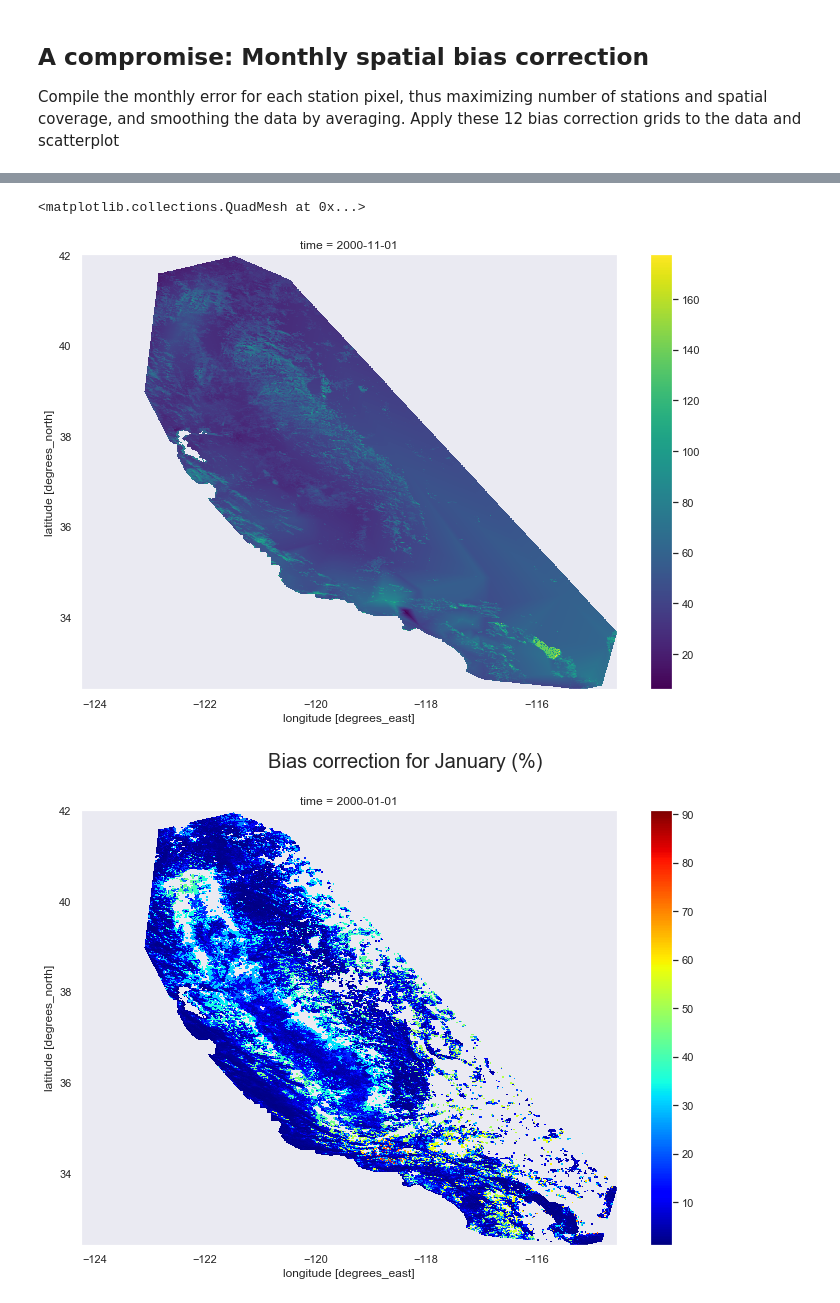
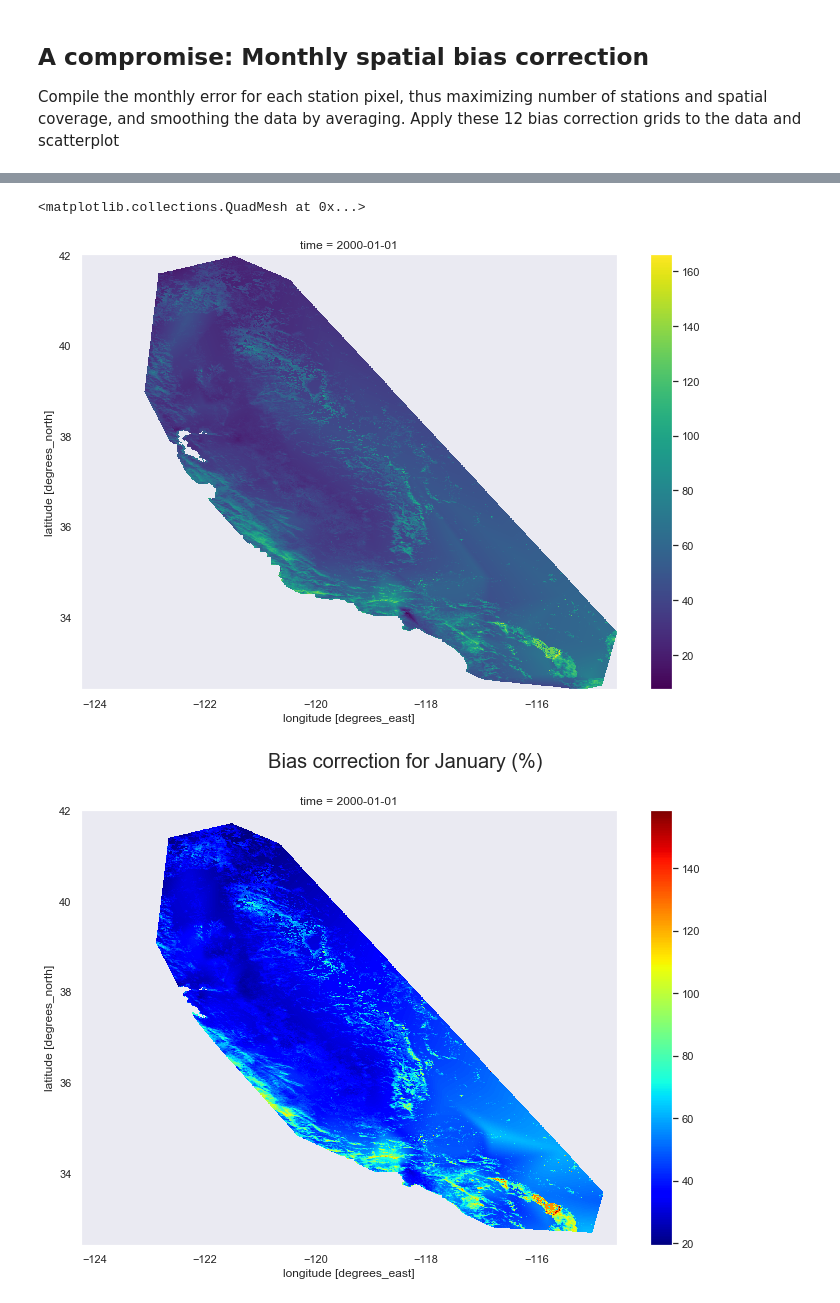
Before and after one commit to kashingtonDC/CIMIS, a Jupyter notebook: code/CIMIS.ipynb, the cells around one changed output, grey strips where cells are left out. Saved outputs shown, nothing was run; the diff lists cells and outputs as text; code cells hidden in the pictures.

```diff
--- a/code/CIMIS.ipynb
+++ b/code/CIMIS.ipynb
@@ -782,0 +875,10 @@ for i in range(1,13)[:6]:
+# %%
+# after the loop re-combine the DataArrays
+stacked_cv = xr.concat(outcors_masked_cv[:], dim="dataset")
+stacked_cvws = xr.concat(outcors_masked_cvws[:], dim="dataset")
+
+cor_mean_cv = stacked_cv.mean(axis = 0) # Spatial means
+cor_plot_cv = cor_mean_cv.where(cor_mean_cv!=253.28389) # remove nans
+
+cor_mean_cvws = stacked_cvws.mean(axis = 0) # Spatial means
+cor_plot_cvws = cor_mean_cvws.where(cor_mean_cvws!=253.28389) # remove nans
@@ -782,0 +915,20 @@ for i in range(1,13)[:6]:
+# %%
+# Get the timeseries for the original and corrections, convert mm to km
+
+dt = pd.date_range(ds.time[0].values, ds.time[-1].values, freq = "MS")
+
+cv_ts= []
+for i in cv_et:
+    cv_ts.append(i.sum()* 1e-6 )
+
+cv_ts_c= []
+for i in stacked_cv:
+    cv_ts_c.append(i.sum()* 1e-6 )
+
+cvws_ts= []
+for i in cvws_et:
+    cvws_ts.append(i.sum()* 1e-6 )
+
+cvws_ts_c= []
+for i in stacked_cvws:
+    cvws_ts_c.append(i.sum()* 1e-6 )
@@ -812,10 +978,10 @@ y1 = yy[~array.mask]
 newarr = array[~array.mask]
 
 GD1 = interpolate.griddata((x1, y1), newarr.ravel(), (xx, yy),method='linear')
-smooth = ndimage.filters.gaussian_filter(np.flipud(GD1), (3,3), mode='constant')
+smooth = ndimage.filters.gaussian_filter(GD1, (5,5), mode='constant')
 # %%
 # Sanity check: Plot the spatial bias correction for January
-et_mean['et_cor_m'] = (et_mean*0) + GD1
+et_mean['et_cor_m'] = (et_mean*0) + smooth
 
 fig, ax=plt.subplots(figsize = (12,8))
 et_mean['et_cor_m'].plot(cmap = 'Greens', ax = ax)
@@ -829,20 +995,21 @@ plt.show()
 # %%
 # See what a sample correction looks like:
 # %%
-cort = (ds['et'][10] + et_mean['et_cor_m'])
+cort = (ds['et'][0] + et_mean['et_cor_m'])
 
 fig, ax=plt.subplots(figsize = (12,8))
 cort.plot(cmap = 'viridis', ax = ax)
+plt.show()
 # %% [output]
 <matplotlib.collections.QuadMesh at 0x...>
-[figure, old version]
+[figure, new version]
 # %%
 # What approximate percent does each pixel change?
-pct_diff = (ds['et'][0] + et_mean['et_cor_m']) / ds['et'][0]
+pct_diff = (ds['et'][0] + et_mean['et_cor_m'])
 
 fig, ax=plt.subplots(figsize = (12,8))
 plt.suptitle("Bias correction for January (%)", size = 20)
 pct_diff.plot(cmap = 'jet', ax = ax)
 plt.show()
 # %% [output]
-[figure, old version]
+[figure, new version]
```
Also changed, not shown: parts of 17 cells of this notebook.
